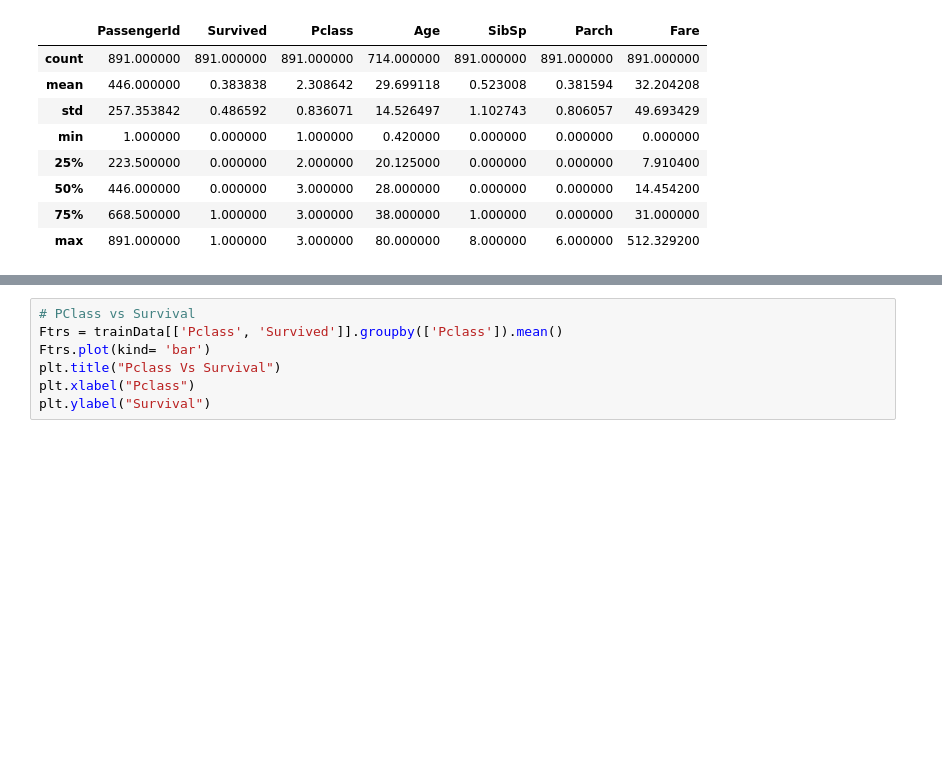
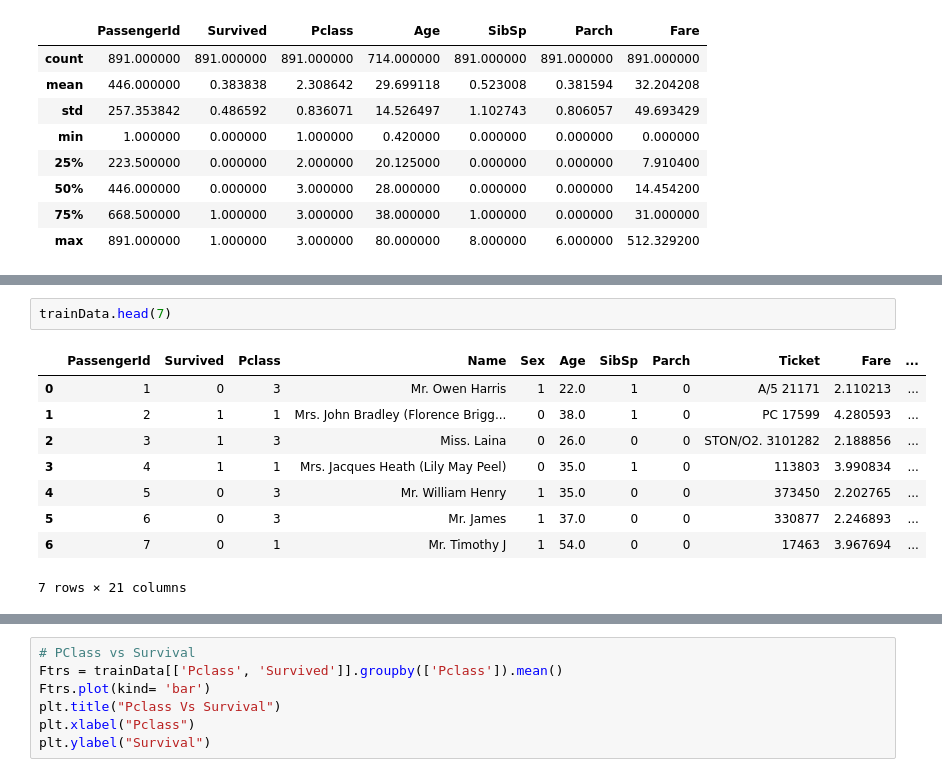
Before and after one commit to prasadboi/Kaggle, a Jupyter notebook: TitanicML-kaggle/TitanicML.ipynb, the cells around one changed output, grey strips where cells are left out. Cells and saved outputs as stored; diff of their text form; blank space fills up the shorter version.

```diff
--- a/TitanicML-kaggle/TitanicML.ipynb
+++ b/TitanicML-kaggle/TitanicML.ipynb
@@ -50,0 +116,12 @@ trainData.describe()
+# %%
+trainData.head(7)
+# %% [output]
+|  | PassengerId | Survived | Pclass | Name | Sex | Age | SibSp | Parch | Ticket | Fare | ... |
+| 0 | 1 | 0 | 3 | Mr. Owen Harris | 1 | 22.0 | 1 | 0 | A/5 21171 | 2.110213 | ... |
+| 1 | 2 | 1 | 1 | Mrs. John Bradley (Florence Brigg... | 0 | 38.0 | 1 | 0 | PC 17599 | 4.280593 | ... |
+| 2 | 3 | 1 | 3 | Miss. Laina | 0 | 26.0 | 0 | 0 | STON/O2. 3101282 | 2.188856 | ... |
+| 3 | 4 | 1 | 1 | Mrs. Jacques Heath (Lily May Peel) | 0 | 35.0 | 1 | 0 | 113803 | 3.990834 | ... |
+| 4 | 5 | 0 | 3 | Mr. William Henry | 1 | 35.0 | 0 | 0 | 373450 | 2.202765 | ... |
+| 5 | 6 | 0 | 3 | Mr. James | 1 | 37.0 | 0 | 0 | 330877 | 2.246893 | ... |
+| 6 | 7 | 0 | 1 | Mr. Timothy J | 1 | 54.0 | 0 | 0 | 17463 | 3.967694 | ... |
+7 rows × 21 columns
```
Also changed, not shown: parts of 31 cells of this notebook, 2 other files.
